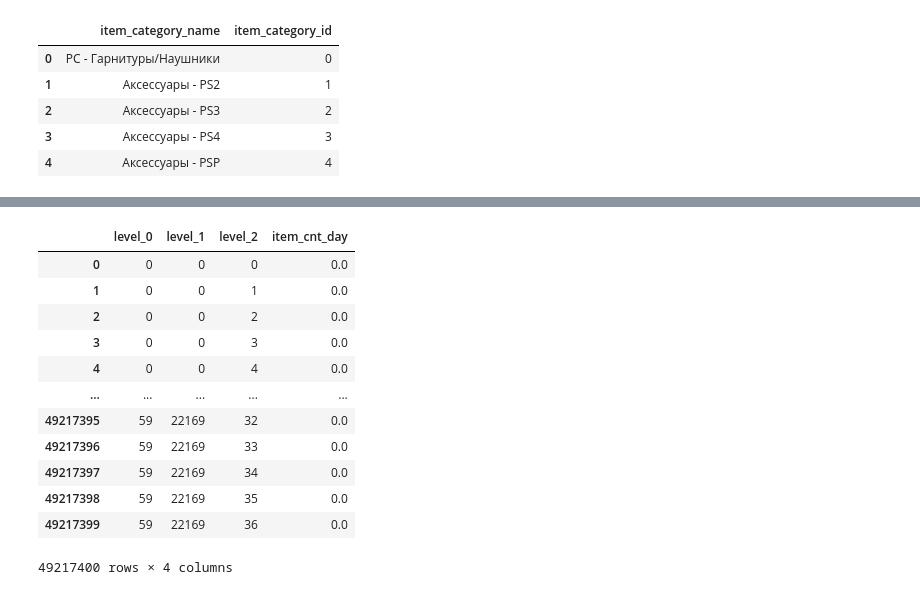
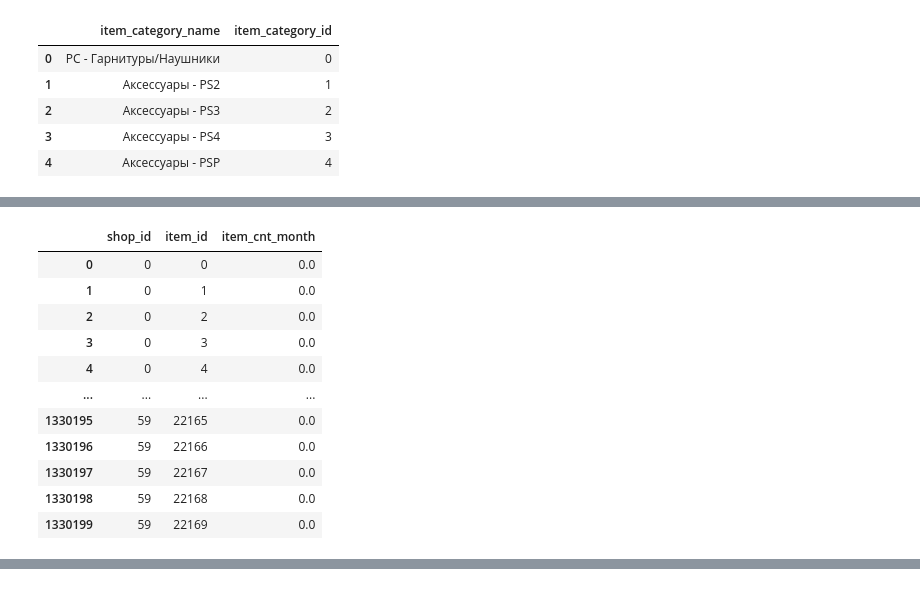
Before and after one commit to ddmitry80/coursera_how_to_win_kaggle, a Jupyter notebook: Final_project/Coursera_Kaggle_Project.ipynb, the cells around one changed output, grey strips where cells are left out. Drawn from its saved outputs; the diff is of its cells as text; code cells hidden in the pictures.

```diff
--- a/Final_project/Coursera_Kaggle_Project.ipynb
+++ b/Final_project/Coursera_Kaggle_Project.ipynb
@@ -138,13 +178,23 @@ Name: item_cnt_day, Length: 1799395, dtype: float64
 # %%
-%%time
 # Make the fiture - previous_value_benchmark as
 d_sum_idx = pd.MultiIndex.from_product([np.arange(data['shop_id'].max()+1)
-                                        , np.arange(data['item_id'].max()+1)
-                                        , np.arange(data['mdate'].max()+1)])
+                                        , np.arange(data['item_id'].max()+1)])
 d_sum_indexed = pd.DataFrame(index=d_sum_idx, data=d_sum_norm)
-d_sum_indexed = d_sum_indexed.shift(periods=-1)
+# d_sum_indexed = d_sum_indexed.shift(periods=-1)
 d_sum_indexed.fillna(value=0, inplace=True)
 d_sum_indexed.reset_index(inplace=True)
-# d_sum_indexed.columns=['shop_id', 'item_id', 'mdate', 'previous_value_benchmark']
+d_sum_indexed.columns=['shop_id', 'item_id', 'item_cnt_month']
 d_sum_indexed
 # %% [output]
+|  | shop_id | item_id | item_cnt_month |
+| 0 | 0 | 0 | 0.0 |
+| 1 | 0 | 1 | 0.0 |
+| 2 | 0 | 2 | 0.0 |
+| 3 | 0 | 3 | 0.0 |
+| 4 | 0 | 4 | 0.0 |
+| ... | ... | ... | ... |
+| 1330195 | 59 | 22165 | 0.0 |
+| 1330196 | 59 | 22166 | 0.0 |
+| 1330197 | 59 | 22167 | 0.0 |
+| 1330198 | 59 | 22168 | 0.0 |
+| 1330199 | 59 | 22169 | 0.0 |
@@ -152,13 +201,0 @@ Wall time: 1min 20s
-|  | level_0 | level_1 | level_2 | item_cnt_day |
-| 0 | 0 | 0 | 0 | 0.0 |
-| 1 | 0 | 0 | 1 | 0.0 |
-| 2 | 0 | 0 | 2 | 0.0 |
-| 3 | 0 | 0 | 3 | 0.0 |
-| 4 | 0 | 0 | 4 | 0.0 |
-| ... | ... | ... | ... | ... |
-| 49217395 | 59 | 22169 | 32 | 0.0 |
-| 49217396 | 59 | 22169 | 33 | 0.0 |
-| 49217397 | 59 | 22169 | 34 | 0.0 |
-| 49217398 | 59 | 22169 | 35 | 0.0 |
-| 49217399 | 59 | 22169 | 36 | 0.0 |
-49217400 rows × 4 columns
```
Also changed, not shown: parts of 12 cells of this notebook.
